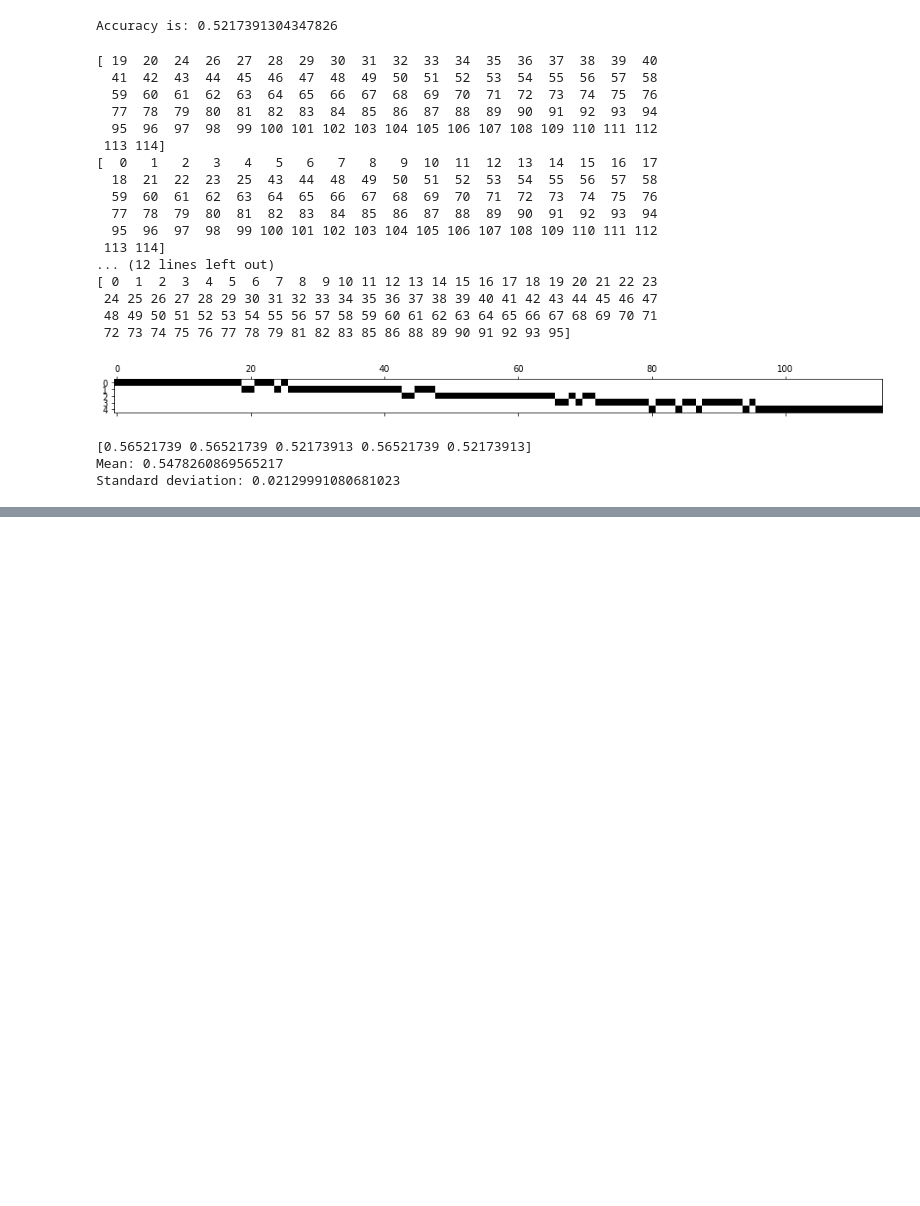
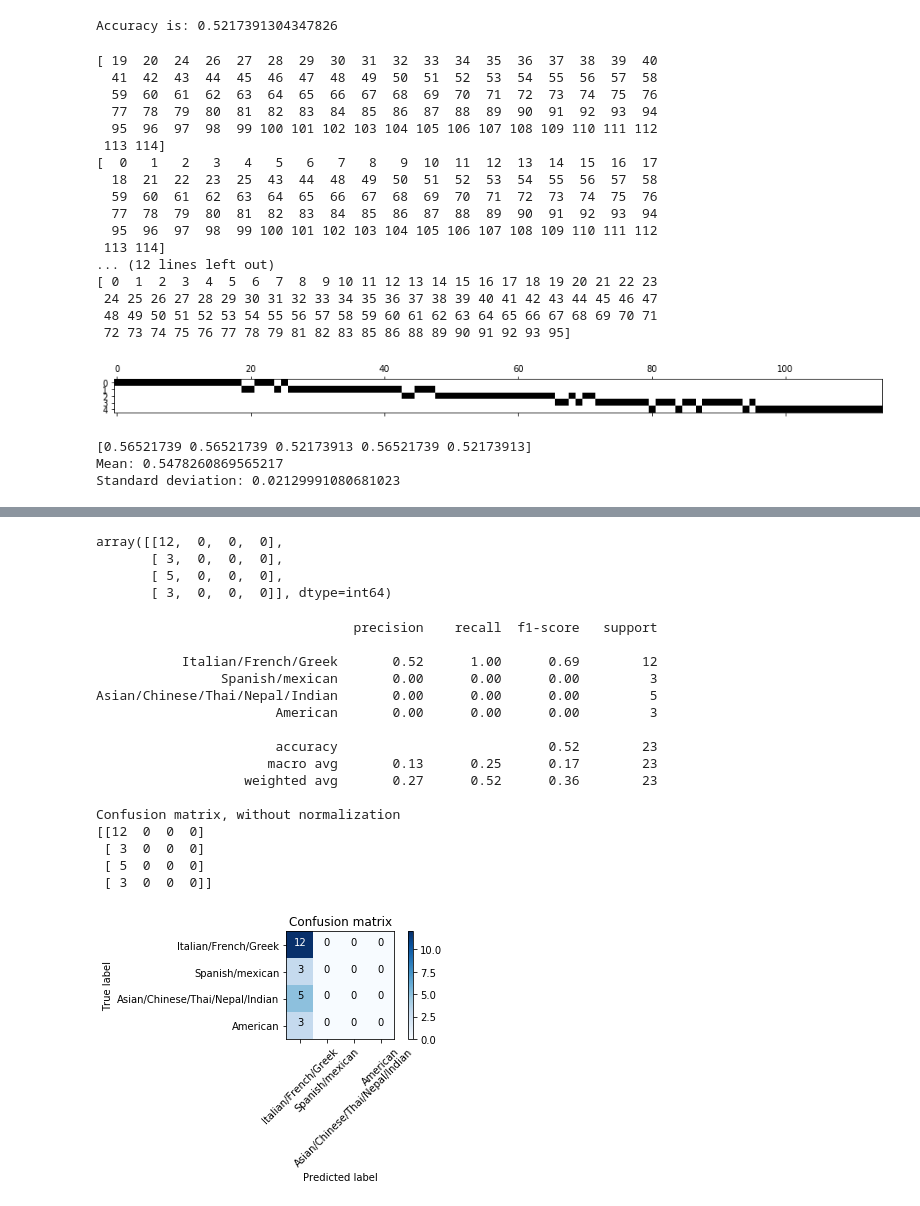
Before and after one commit to safieurrahman/Data-Science-Project---Future-Food-Customer-Needs, a Jupyter notebook: DS_Project_Sheet_ver_3.ipynb, the cells around one changed output, grey strips where cells are left out. Saved outputs shown, nothing was run; the diff lists cells and outputs as text; code cells hidden in the pictures; blank space fills up the shorter version.

Commit message:
Intermediate Save for Performance Metrics and Confusion Matrix

```diff
--- a/DS_Project_Sheet_ver_3.ipynb
+++ b/DS_Project_Sheet_ver_3.ipynb
@@ -226,13 +226,13 @@ from sklearn.model_selection import GridSearchCV
 acc_scorer = make_scorer(accuracy_score)
 
 grid={"C":np.logspace(-3,3,7),"multi_class":["multinomial","ovr",], "penalty":["l1","l2"], "solver":["lbfgs","saga","newton-cg"]} # l1 lasso l2 ridge
-logreg=LogisticRegression(max_iter= 1000, random_state=42)
+logreg=LogisticRegression(random_state=42)
 logreg_cv=GridSearchCV(logreg, grid, cv=10, scoring=acc_scorer)
 logreg_cv.fit(X_train,y_train)
 
 
-print("tuned hpyerparameters :(best parameters) ",logreg_cv.best_params_)
-print("accuracy :",logreg_cv.best_score_)
+print("Tuned hpyerparameters :(best parameters) ",logreg_cv.best_params_)
+print("Accuracy :",logreg_cv.best_score_)
 
 
 # Set the logreg_best to the best combination of parameters
@@ -243,4 +243,6 @@ logreg_best.fit(X_train, y_train)
 
 logreg_est = logreg_best.predict(x_test)
 accuracy_score(y_test, logreg_est)
+
+print (logreg_est)
 # %% [output]
@@ -272,7 +274,7 @@ parameters = {
     "max_depth":[3,5,8],
     "max_features":["log2","sqrt"],
     "criterion": ["friedman_mse",  "mae"],
-    "n_estimators":[10]
+    "n_estimators":[10, 20, 30, 40 ,50, 60, 70, 80, 90, 100]
     }
 
 acc_scorer = make_scorer(accuracy_score)
@@ -291,6 +293,8 @@ grad_best.fit(X_train, y_train)
 
 grad_est = grad_best.predict(x_test)
 accuracy_score(y_test, grad_est)
+
+print (grad_est)
 # %% [output]
 tuned hpyerparameters :(best parameters)  {'criterion': 'friedman_mse', 'learning_rate': 0.025, 'loss': 'deviance', 'max_depth': 3, 'max_features': 'log2', 'n_estimators': 10}
 accuracy : 0.55
@@ -416,0 +422,11 @@ array([[[ 0, 11],
+# %%
+from sklearn.metrics import confusion_matrix
+
+classes = ['Italian/French/Greek', 'Spanish/mexican', 'Asian/Chinese/Thai/Nepal/Indian', 'American']
+
+confusion_matrix(y_test, preds, labels=[1, 2, 4, 5])
+# %% [output]
+array([[12,  0,  0,  0],
+       [ 3,  0,  0,  0],
+       [ 5,  0,  0,  0],
+       [ 3,  0,  0,  0]], dtype=int64)
@@ -417,3 +468,36 @@ array([[[ 0, 11],
+# %%
+# print or plot  metrics / results
+from sklearn.metrics import classification_report, confusion_matrix, accuracy_score
+
+classes = ['Italian/French/Greek', 'Spanish/mexican', 'Asian/Chinese/Thai/Nepal/Indian', 'American']
+print(classification_report(y_test, preds, target_names=classes))
+
+
+cnf_matrix = confusion_matrix(y_test, preds, labels=[1,2,4,5])
+np.set_printoptions(precision=2)
+
+# Plot non-normalized confusion matrix
+plt.figure()
+plot_confusion_matrix(cnf_matrix, classes=['Italian/French/Greek', 'Spanish/mexican', 'Asian/Chinese/Thai/Nepal/Indian', 'American'],
+                      title='Confusion matrix')
+# %% [output]
+                                 precision    recall  f1-score   support
+
+           Italian/French/Greek       0.52      1.00      0.69        12
+                Spanish/mexican       0.00      0.00      0.00         3
+Asian/Chinese/Thai/Nepal/Indian       0.00      0.00      0.00         5
+                       American       0.00      0.00      0.00         3
+
+                       accuracy                           0.52        23
+                      macro avg       0.13      0.25      0.17        23
+                   weighted avg       0.27      0.52      0.36        23
+
+Confusion matrix, without normalization
+[[12  0  0  0]
+ [ 3  0  0  0]
+ [ 5  0  0  0]
+ [ 3  0  0  0]]
+[figure, added]
 # %%
 #cross validation to test
 # %%
```
Also changed, not shown: parts of 7 cells of this notebook, 1 other file.
